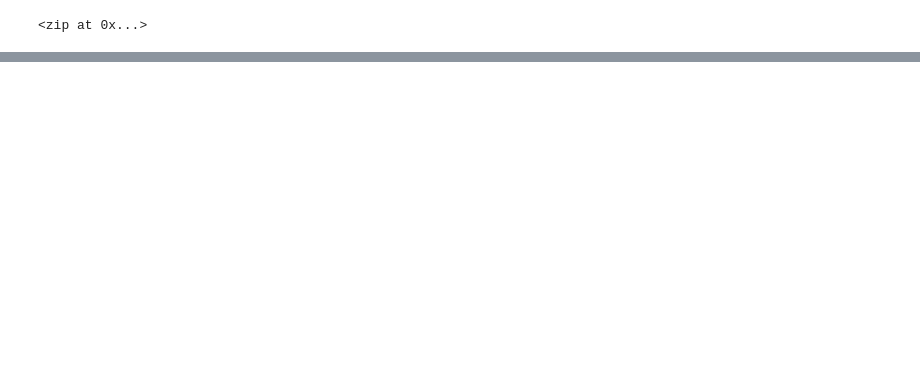
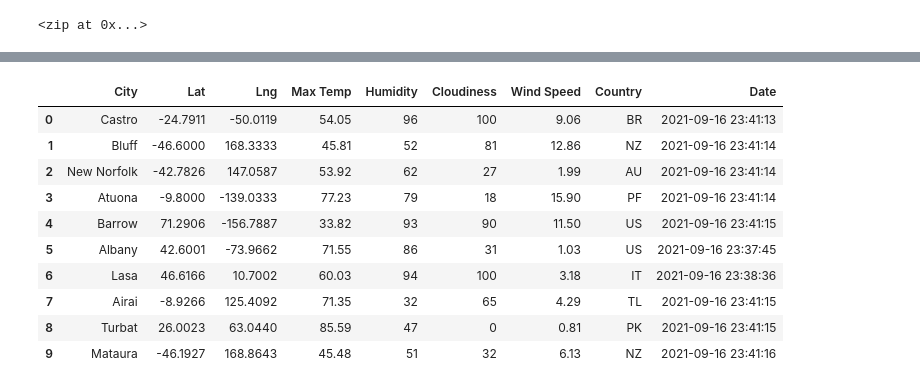
Before and after one commit to zoeficken/World_Weather_Analysis, a Jupyter notebook: WeatherPy.ipynb, the cells around one changed output, grey strips where cells are left out. Cells and saved outputs as stored; diff of their text form; code cells hidden in the pictures; blank space fills up the shorter version.

```diff
--- a/WeatherPy.ipynb
+++ b/WeatherPy.ipynb
@@ -33,0 +40,4 @@ len(cities)
+# %%
+# Starting URL for Weather Map API Call.
+url = "http://api.openweathermap.org/data/2.5/weather?units=Imperial&APPID=" + weather_api_key
+print(url)
@@ -33,0 +127,16 @@ len(cities)
+# %%
+# Convert the array of dictionaries to a Pandas DataFrame.
+city_data_df = pd.DataFrame(city_data)
+city_data_df.head(10)
+# %% [output]
+|  | City | Lat | Lng | Max Temp | Humidity | Cloudiness | Wind Speed | Country | Date |
+| 0 | Castro | -24.7911 | -50.0119 | 54.05 | 96 | 100 | 9.06 | BR | 2021-09-16 23:41:13 |
+| 1 | Bluff | -46.6000 | 168.3333 | 45.81 | 52 | 81 | 12.86 | NZ | 2021-09-16 23:41:14 |
+| 2 | New Norfolk | -42.7826 | 147.0587 | 53.92 | 62 | 27 | 1.99 | AU | 2021-09-16 23:41:14 |
+| 3 | Atuona | -9.8000 | -139.0333 | 77.23 | 79 | 18 | 15.90 | PF | 2021-09-16 23:41:14 |
+| 4 | Barrow | 71.2906 | -156.7887 | 33.82 | 93 | 90 | 11.50 | US | 2021-09-16 23:41:15 |
+| 5 | Albany | 42.6001 | -73.9662 | 71.55 | 86 | 31 | 1.03 | US | 2021-09-16 23:37:45 |
+| 6 | Lasa | 46.6166 | 10.7002 | 60.03 | 94 | 100 | 3.18 | IT | 2021-09-16 23:38:36 |
+| 7 | Airai | -8.9266 | 125.4092 | 71.35 | 32 | 65 | 4.29 | TL | 2021-09-16 23:41:15 |
+| 8 | Turbat | 26.0023 | 63.0440 | 85.59 | 47 | 0 | 0.81 | PK | 2021-09-16 23:41:15 |
+| 9 | Mataura | -46.1927 | 168.8643 | 45.48 | 51 | 32 | 6.13 | NZ | 2021-09-16 23:41:16 |
```
Also changed, not shown: parts of 10 cells of this notebook.
